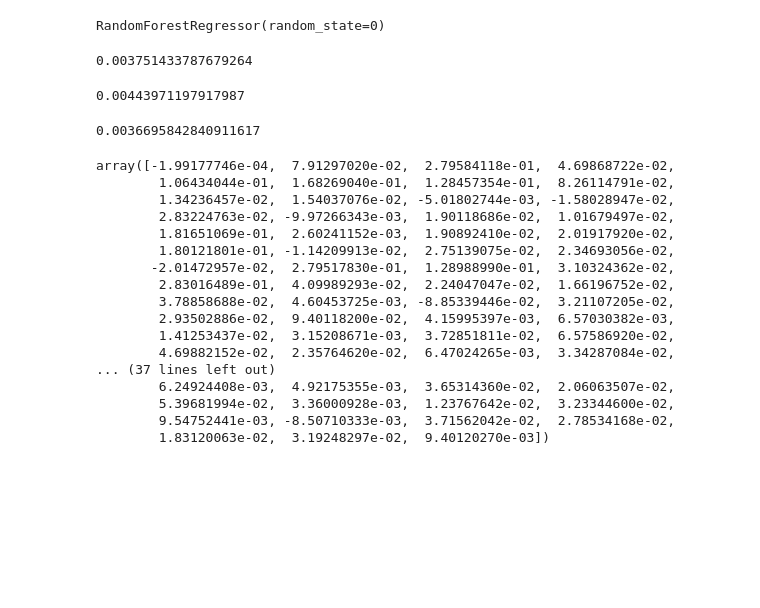
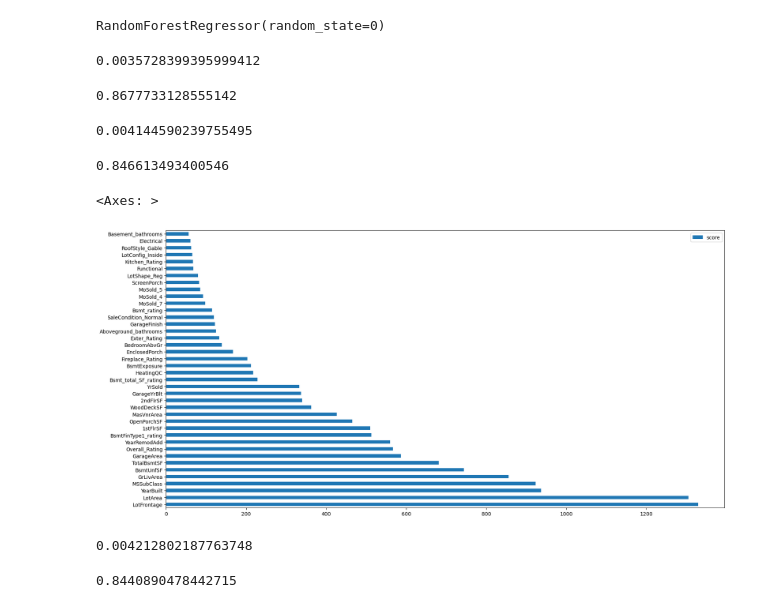
Before and after one commit to JonathanGalvanB/House-prices---Erdos-Institute-DS-Bootcamp-2024, a Jupyter notebook: Notebooks/machine_learning.ipynb, the cells around one changed output. Saved outputs shown, nothing was run; the diff lists cells and outputs as text; code cells hidden in the pictures; blank space fills up the shorter version.

Commit message:
added model comparisons

```diff
--- a/Notebooks/machine_learning.ipynb
+++ b/Notebooks/machine_learning.ipynb
@@ -50,10 +55,13 @@ model.fit(X_train,y_train)
 RandomForestRegressor(random_state=0)
 # %%
 A = model.predict(X_val)
-# %%
-mean_squared_error(y_val,A)
-# %% [output]
-0.003751433787679264
+# %%
+display(mean_squared_error(y_val,A))
+display(r2_score(y_val,A))
+model_dict['Random_forest'] = [mean_squared_error(y_val,A),r2_score(y_val,A)]
+# %% [output]
+0.0035728399395999412
+0.8677733128555142
 # %%
 import xgboost
 
@@ -65,10 +73,23 @@ xgb_reg = xgboost.XGBRegressor(n_estimators=200,
 xgb_reg.fit(X_train, y_train)
 
 B = xgb_reg.predict(X_val)
-# %%
-mean_squared_error(y_val,B)
-# %% [output]
-0.00443971197917987
+# %%
+display(mean_squared_error(y_val,B))
+display(r2_score(y_val,B))
+model_dict['XGBoost'] = [mean_squared_error(y_val,B),r2_score(y_val,B)]
+# %% [output]
+0.004144590239755495
+0.846613493400546
+# %%
+dic = xgb_reg.get_booster().get_score(importance_type='weight')
+keys = list(dic.keys())
+values = list(dic.values())
+
+data = pd.DataFrame(data=values, index=keys, columns=["score"]).sort_values(by = "score", ascending=False)
+data.nlargest(40, columns="score").plot(kind='barh', figsize = (20,10)) ## plot top 40 features
+# %% [output]
+<Axes: >
+[figure, added]
 # %%
 from sklearn.linear_model import LinearRegression
 
@@ -80,27 +101,10 @@ D= lm.predict(X_val)
-# %%
-mean_squared_error(y_val,D)
-# %% [output]
-0.0036695842840911617
-# %%
-lm.coef_
-# %% [output]
-array([-1.99177746e-04,  7.91297020e-02,  2.79584118e-01,  4.69868722e-02,
-        1.06434044e-01,  1.68269040e-01,  1.28457354e-01,  8.26114791e-02,
-        1.34236457e-02,  1.54037076e-02, -5.01802744e-03, -1.58028947e-02,
-        2.83224763e-02, -9.97266343e-03,  1.90118686e-02,  1.01679497e-02,
-        1.81651069e-01,  2.60241152e-03,  1.90892410e-02,  2.01917920e-02,
-        1.80121801e-01, -1.14209913e-02,  2.75139075e-02,  2.34693056e-02,
-       -2.01472957e-02,  2.79517830e-01,  1.28988990e-01,  3.10324362e-02,
-        2.83016489e-01,  4.09989293e-02,  2.24047047e-02,  1.66196752e-02,
-        3.78858688e-02,  4.60453725e-03, -8.85339446e-02,  3.21107205e-02,
-        2.93502886e-02,  9.40118200e-02,  4.15995397e-03,  6.57030382e-03,
-        1.41253437e-02,  3.15208671e-03,  3.72851811e-02,  6.57586920e-02,
-        4.69882152e-02,  2.35764620e-02,  6.47024265e-03,  3.34287084e-02,
-... (37 lines left out)
-        6.24924408e-03,  4.92175355e-03,  3.65314360e-02,  2.06063507e-02,
-        5.39681994e-02,  3.36000928e-03,  1.23767642e-02,  3.23344600e-02,
-        9.54752441e-03, -8.50710333e-03,  3.71562042e-02,  2.78534168e-02,
-        1.83120063e-02,  3.19248297e-02,  9.40120270e-03])
+# %%
+display(mean_squared_error(y_val,C))
+display(r2_score(y_val,C))
+model_dict['OLS'] = [mean_squared_error(y_val,C),r2_score(y_val,C)]
+# %% [output]
+0.004212802187763748
+0.8440890478442715
 # %%
 from sklearn.linear_model import Lasso
 
```
Also changed, not shown: parts of 12 cells of this notebook, 3 other files.
